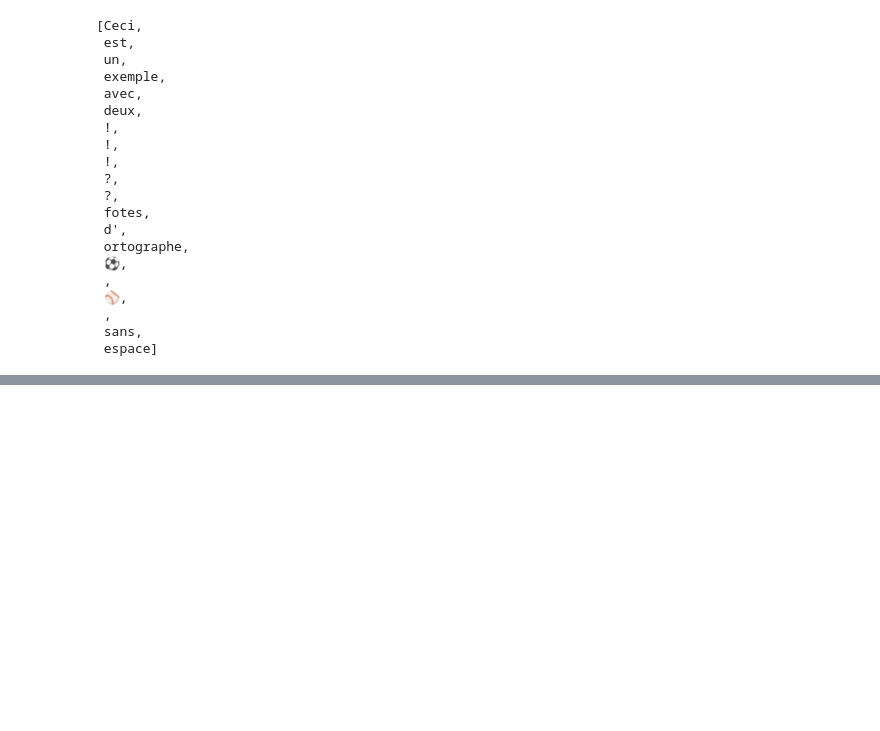
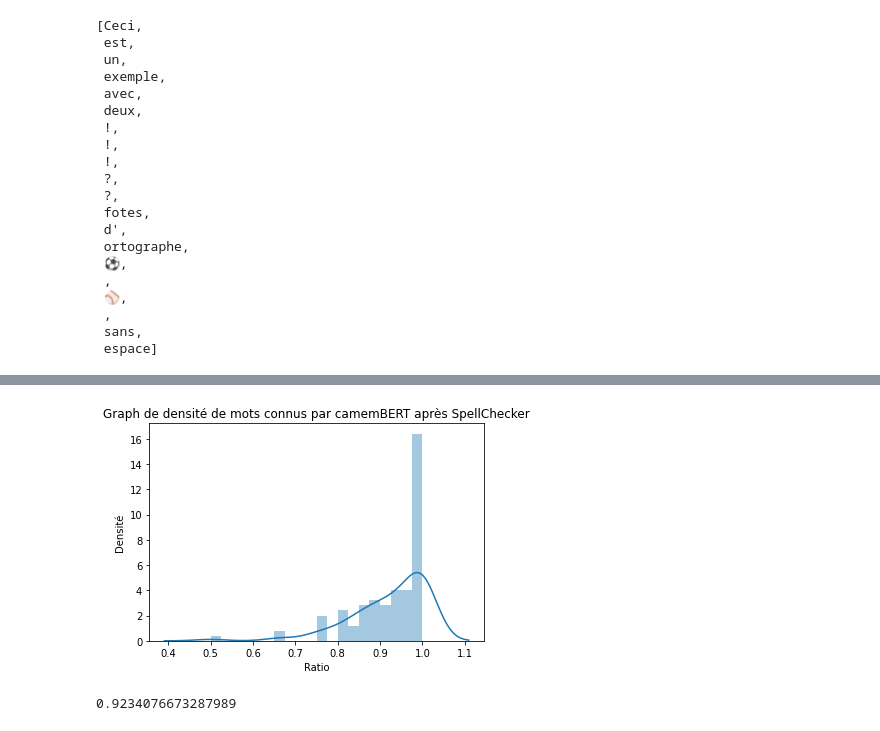
Before and after one commit to DITEP/KmemBERT, a Jupyter notebook: data_analysis.ipynb, the cells around one changed output, grey strips where cells are left out. Drawn from its saved outputs; the diff is of its cells as text; code cells hidden in the pictures; blank space fills up the shorter version.

```diff
--- a/data_analysis.ipynb
+++ b/data_analysis.ipynb
@@ -147,0 +234,13 @@ list(nlp(tweet))
+# %%
+sns.distplot(n_known_camenbert/n_known_corrected, bins=20)
+plt.xlabel("Ratio")
+plt.ylabel("Densité")
+plt.title("Graph de densité de mots connus par camemBERT après SpellChecker")
+plt.savefig(f'camembert_known_words_{len(n_words)}.png')
+plt.show()
+# %% [output]
+[figure, added]
+# %%
+(n_known_camenbert/n_known_corrected).mean()
+# %% [output]
+0.9234076673287989
```
Also changed, not shown: parts of 16 cells of this notebook, 2 other files.
